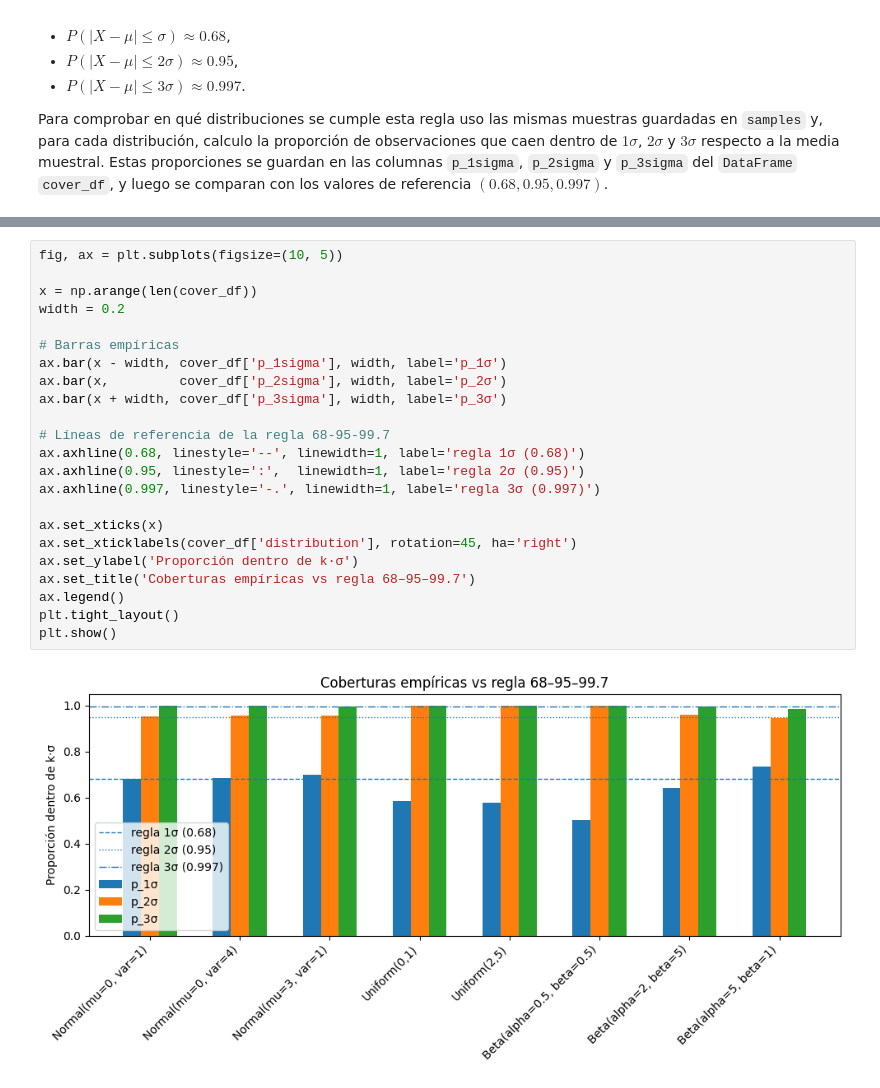
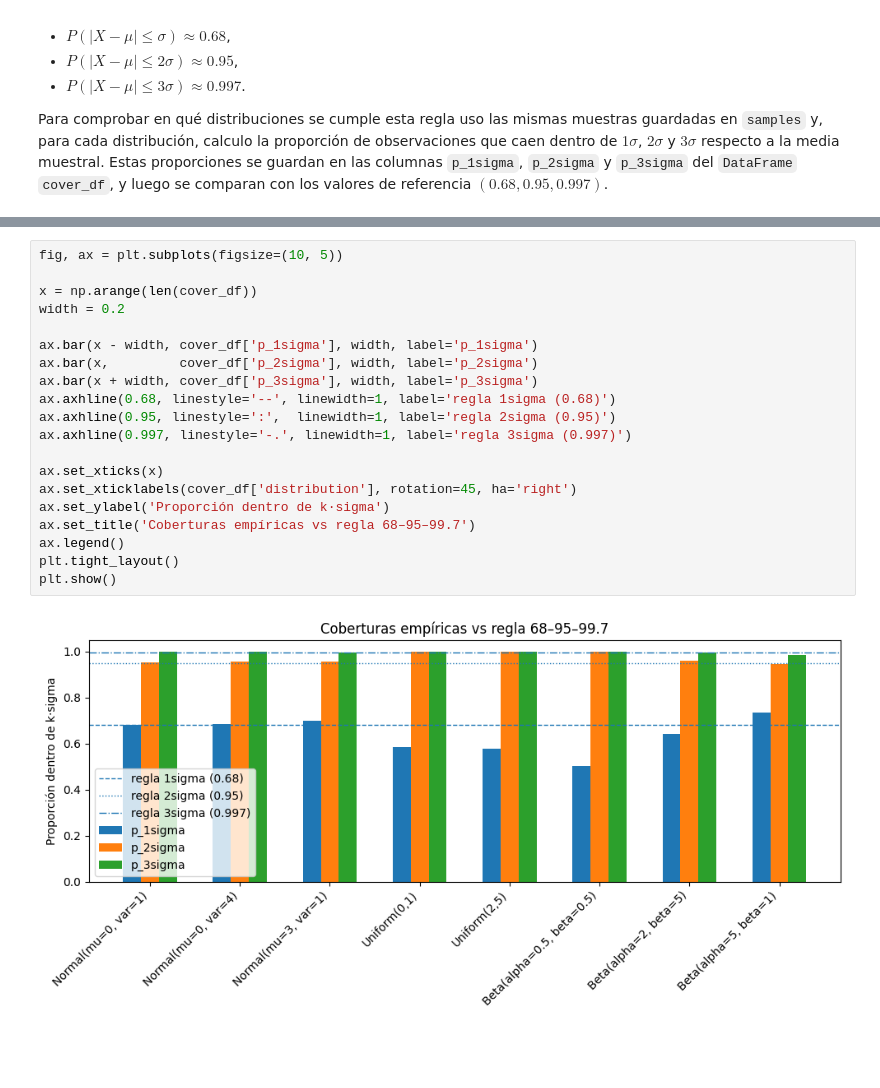
Before and after one commit to sergiopastor22/master_ML_juani, a Jupyter notebook: Ejercicio_juani.ipynb, the cells around one changed output, grey strips where cells are left out. Drawn from its saved outputs; the diff is of its cells as text; blank space fills up the shorter version.

```diff
--- a/Ejercicio_juani.ipynb
+++ b/Ejercicio_juani.ipynb
@@ -392,28 +392,25 @@ display(cover_df[['distribution', 'p_1sigma', 'p_2sigma', 'p_3sigma',
 # %%
 fig, ax = plt.subplots(figsize=(10, 5))
 
 x = np.arange(len(cover_df))
 width = 0.2
 
-# Barras empíricas
-ax.bar(x - width, cover_df['p_1sigma'], width, label='p_1σ')
-ax.bar(x,         cover_df['p_2sigma'], width, label='p_2σ')
-ax.bar(x + width, cover_df['p_3sigma'], width, label='p_3σ')
-
-# Líneas de referencia de la regla 68-95-99.7
-ax.axhline(0.68, linestyle='--', linewidth=1, label='regla 1σ (0.68)')
-ax.axhline(0.95, linestyle=':',  linewidth=1, label='regla 2σ (0.95)')
-ax.axhline(0.997, linestyle='-.', linewidth=1, label='regla 3σ (0.997)')
+ax.bar(x - width, cover_df['p_1sigma'], width, label='p_1sigma')
+ax.bar(x,         cover_df['p_2sigma'], width, label='p_2sigma')
+ax.bar(x + width, cover_df['p_3sigma'], width, label='p_3sigma')
+ax.axhline(0.68, linestyle='--', linewidth=1, label='regla 1sigma (0.68)')
+ax.axhline(0.95, linestyle=':',  linewidth=1, label='regla 2sigma (0.95)')
+ax.axhline(0.997, linestyle='-.', linewidth=1, label='regla 3sigma (0.997)')
 
 ax.set_xticks(x)
 ax.set_xticklabels(cover_df['distribution'], rotation=45, ha='right')
-ax.set_ylabel('Proporción dentro de k·σ')
+ax.set_ylabel('Proporción dentro de k·sigma')
 ax.set_title('Coberturas empíricas vs regla 68–95–99.7')
 ax.legend()
 plt.tight_layout()
 plt.show()
 # %% [output]
-[figure, old version]
+[figure, new version]
 # %% [markdown]
 En la tabla anterior, las columnas `p_1sigma`, `p_2sigma` y `p_3sigma` recogen
 las coberturas empíricas dentro de $1\sigma$, $2\sigma$ y $3\sigma$ para cada
```
Also changed, not shown: parts of 6 cells of this notebook.
